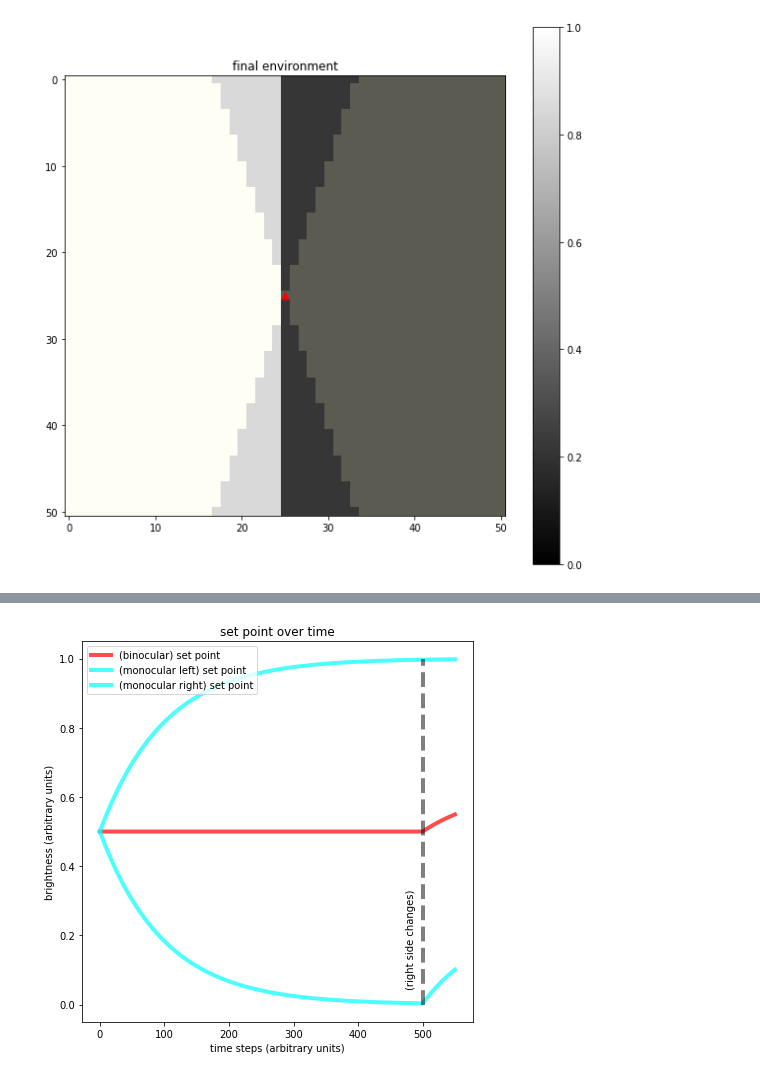
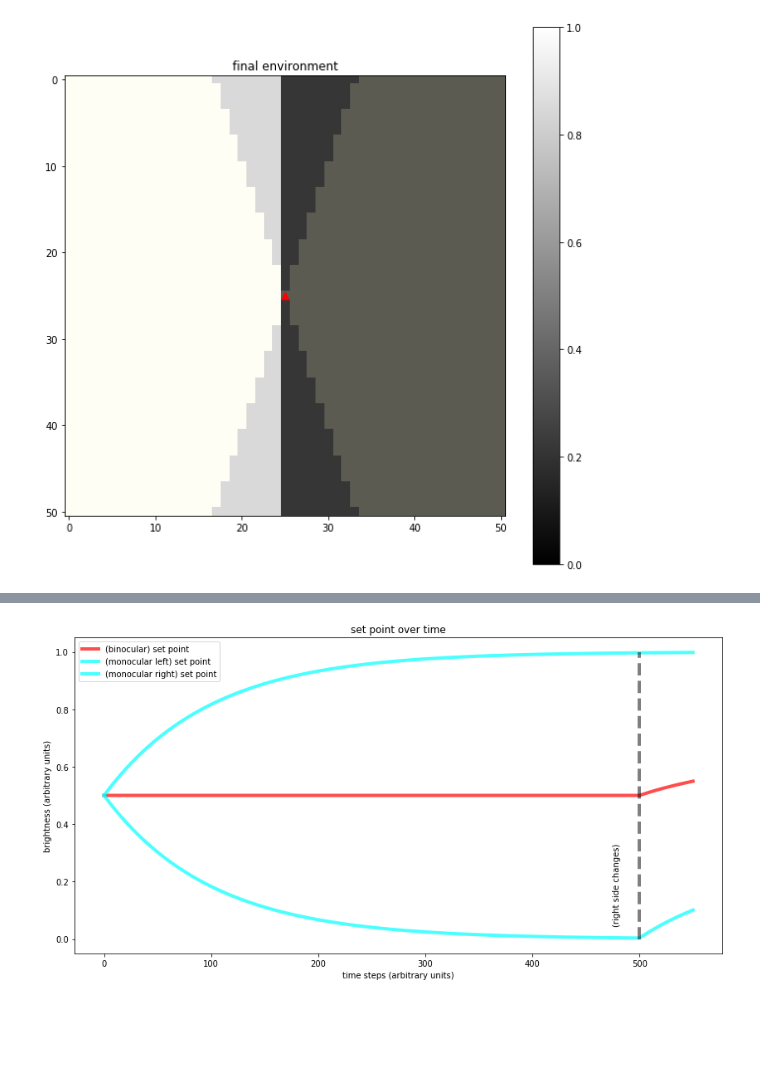
Before and after one commit to diptodip/brightfish, a Jupyter notebook: experiments/partitioned_halves.ipynb, the cells around one changed output, grey strips where cells are left out. Cells and saved outputs as stored; diff of their text form; code cells hidden in the pictures; blank space fills up the shorter version.

```diff
--- a/experiments/partitioned_halves.ipynb
+++ b/experiments/partitioned_halves.ipynb
@@ -122,14 +122,14 @@ plt.show()
 # %%
-fig = plt.figure(figsize=(7, 7))
+fig = plt.figure(figsize=(14, 7))
 plt.plot(binocular_params['set_point'], alpha=0.7, lw=4, label='(binocular) set point', color='red')
 plt.plot([sp[0] for sp in monocular_params['set_point']], alpha=0.7, lw=4, label='(monocular left) set point', color='cyan')
 plt.plot([sp[1] for sp in monocular_params['set_point']], alpha=0.7, lw=4, label='(monocular right) set point', color='cyan')
 plt.legend(loc='best')
 plt.ylabel('brightness (arbitrary units)')
 plt.xlabel('time steps (arbitrary units)')
 plt.text(475, 0.05, '(right side changes)', rotation='vertical')
 plt.plot([500, 500], [0.0, 1.0], lw=4, color='black', linestyle='--', alpha=0.5)
 plt.title('set point over time')
 plt.show()
 # %% [output]
-[figure, old version]
+[figure, new version]
```
Also changed, not shown: parts of 10 cells of this notebook.
